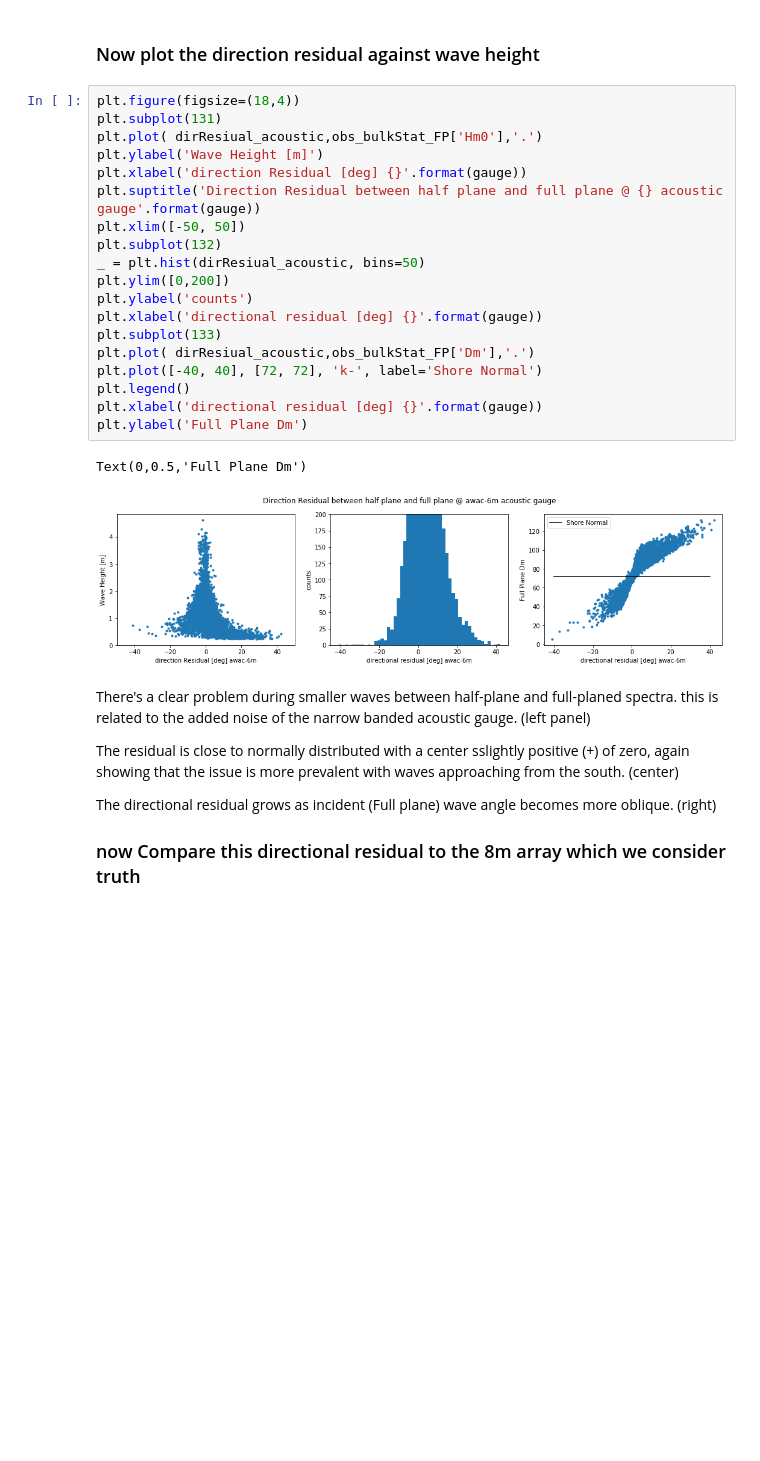
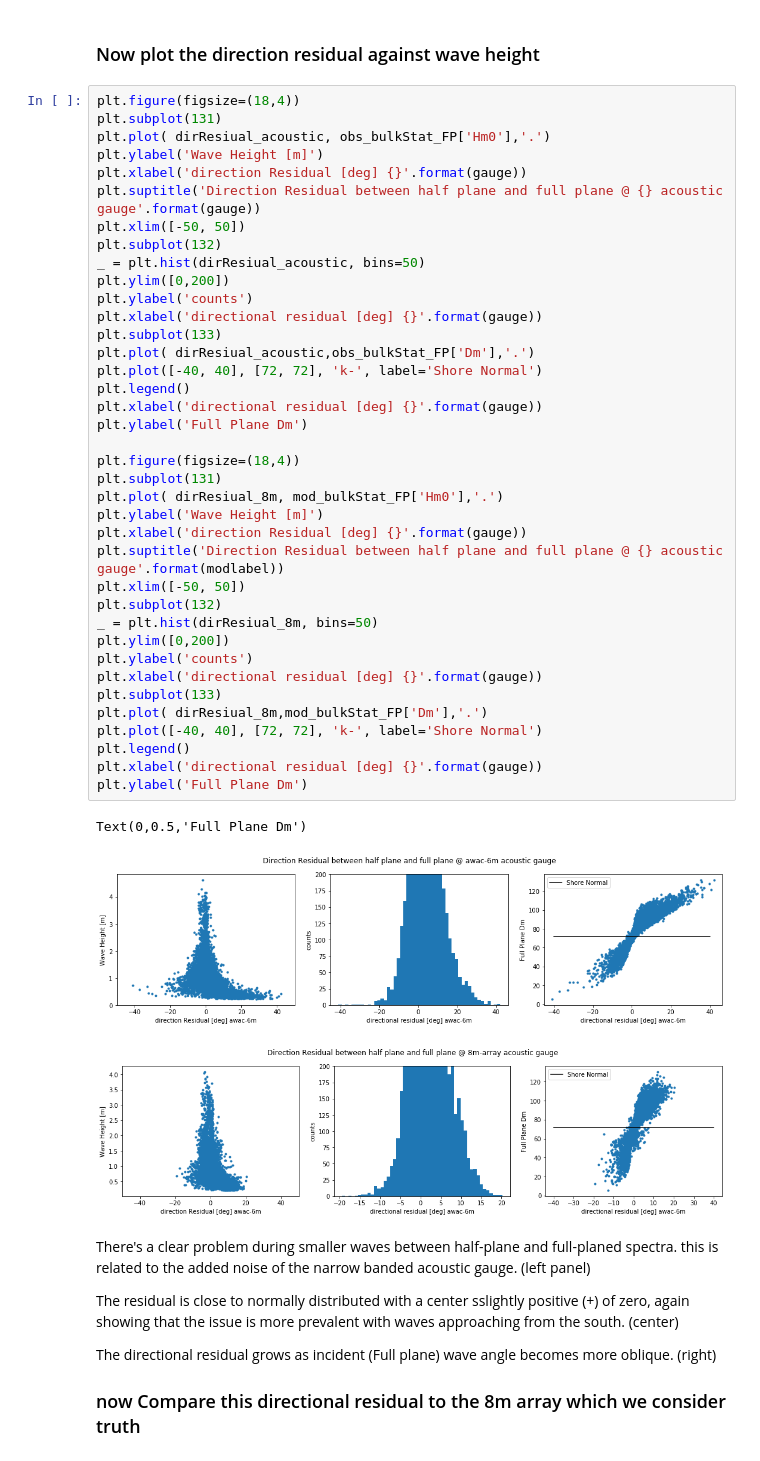
Before and after one commit to SBFRF/shareNotebooks, a Jupyter notebook: WaveDirectionIssues.ipynb, the cells around one changed output. Cells and saved outputs as stored; diff of their text form; blank space fills up the shorter version.

```diff
--- a/WaveDirectionIssues.ipynb
+++ b/WaveDirectionIssues.ipynb
@@ -146,25 +160,45 @@ dirResiual_8m = mod_bulkStat_FP['Dm'] - mod_bulkStat_HP['Dm']
 # %%
 plt.figure(figsize=(18,4))
 plt.subplot(131)
-plt.plot( dirResiual_acoustic,obs_bulkStat_FP['Hm0'],'.')
+plt.plot( dirResiual_acoustic, obs_bulkStat_FP['Hm0'],'.')
 plt.ylabel('Wave Height [m]')
 plt.xlabel('direction Residual [deg] {}'.format(gauge))
 plt.suptitle('Direction Residual between half plane and full plane @ {} acoustic gauge'.format(gauge))
 plt.xlim([-50, 50])
 plt.subplot(132)
 _ = plt.hist(dirResiual_acoustic, bins=50)
 plt.ylim([0,200])
 plt.ylabel('counts')
 plt.xlabel('directional residual [deg] {}'.format(gauge))
 plt.subplot(133)
 plt.plot( dirResiual_acoustic,obs_bulkStat_FP['Dm'],'.')
 plt.plot([-40, 40], [72, 72], 'k-', label='Shore Normal')
 plt.legend()
 plt.xlabel('directional residual [deg] {}'.format(gauge))
 plt.ylabel('Full Plane Dm')
+
+plt.figure(figsize=(18,4))
+plt.subplot(131)
+plt.plot( dirResiual_8m, mod_bulkStat_FP['Hm0'],'.')
+plt.ylabel('Wave Height [m]')
+plt.xlabel('direction Residual [deg] {}'.format(gauge))
+plt.suptitle('Direction Residual between half plane and full plane @ {} acoustic gauge'.format(modlabel))
+plt.xlim([-50, 50])
+plt.subplot(132)
+_ = plt.hist(dirResiual_8m, bins=50)
+plt.ylim([0,200])
+plt.ylabel('counts')
+plt.xlabel('directional residual [deg] {}'.format(gauge))
+plt.subplot(133)
+plt.plot( dirResiual_8m,mod_bulkStat_FP['Dm'],'.')
+plt.plot([-40, 40], [72, 72], 'k-', label='Shore Normal')
+plt.legend()
+plt.xlabel('directional residual [deg] {}'.format(gauge))
+plt.ylabel('Full Plane Dm')
 # %% [output]
 Text(0,0.5,'Full Plane Dm')
 [figure]
+[figure, added]
 # %% [markdown]
 There's a clear problem during smaller waves between half-plane and full-planed spectra.  this is related to the added noise of the narrow banded acoustic gauge. (left panel)
 
```
Also changed, not shown: parts of 3 cells of this notebook.
